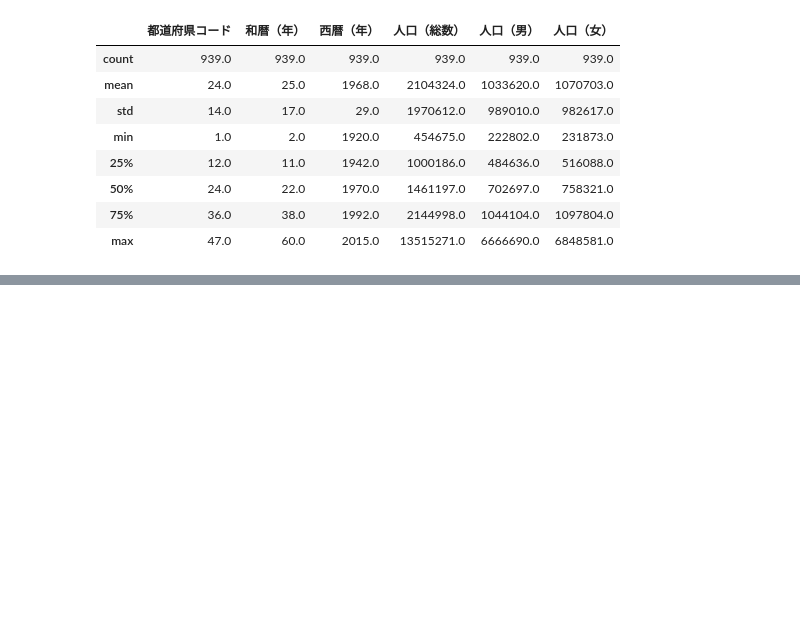
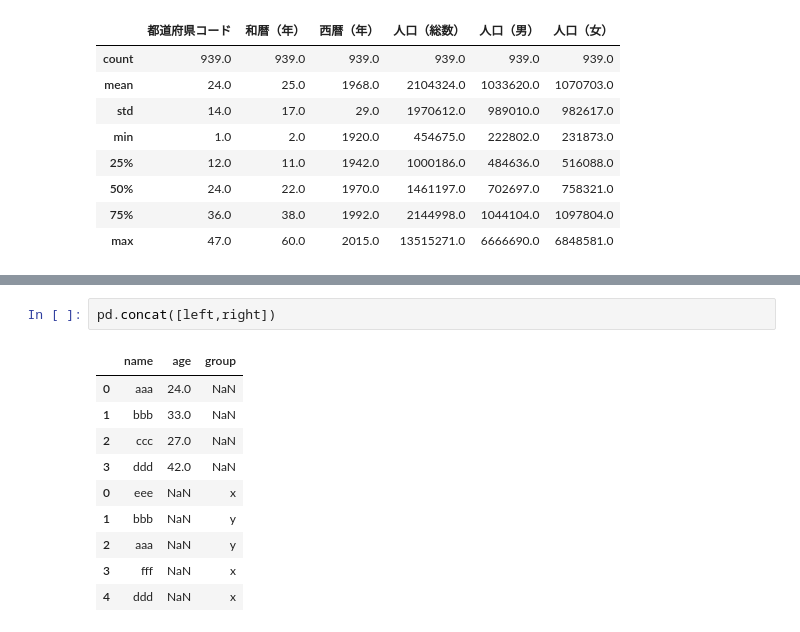
Before and after one commit to UGUIS8020/kino, a Jupyter notebook: pandas.ipynb, the cells around one changed output, grey strips where cells are left out. Cells and saved outputs as stored; diff of their text form; blank space fills up the shorter version.

```diff
--- a/pandas.ipynb
+++ b/pandas.ipynb
@@ -210,0 +250,13 @@ df_population_data.groupby(by='都道府県名')[['人口（総数）','人口
+# %%
+pd.concat([left,right])
+# %% [output]
+|  | name | age | group |
+| 0 | aaa | 24.0 | NaN |
+| 1 | bbb | 33.0 | NaN |
+| 2 | ccc | 27.0 | NaN |
+| 3 | ddd | 42.0 | NaN |
+| 0 | eee | NaN | x |
+| 1 | bbb | NaN | y |
+| 2 | aaa | NaN | y |
+| 3 | fff | NaN | x |
+| 4 | ddd | NaN | x |
```
Also changed, not shown: parts of 11 cells of this notebook.
